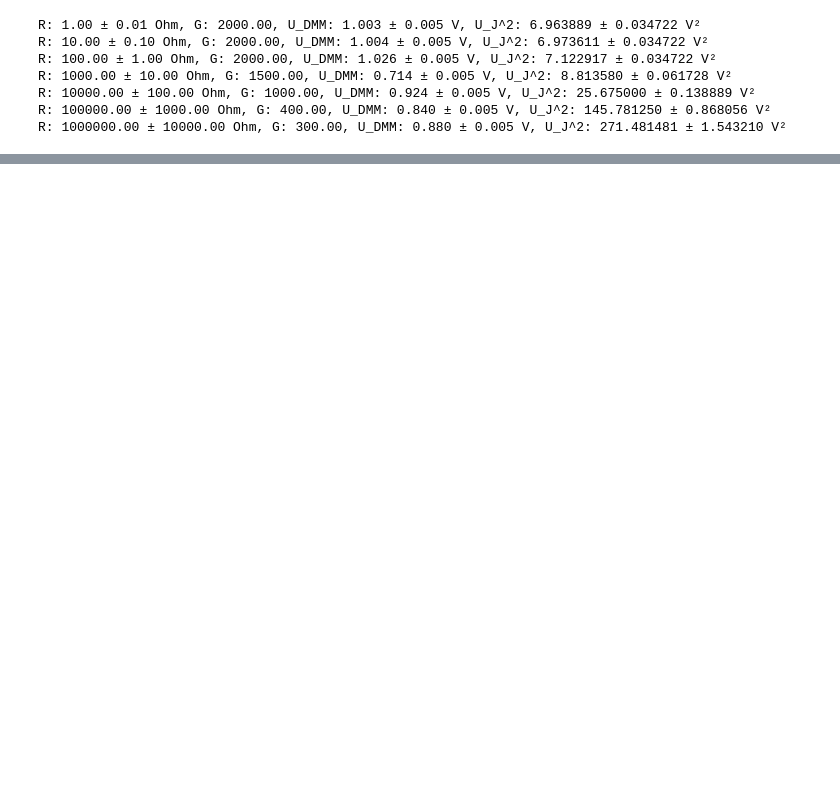
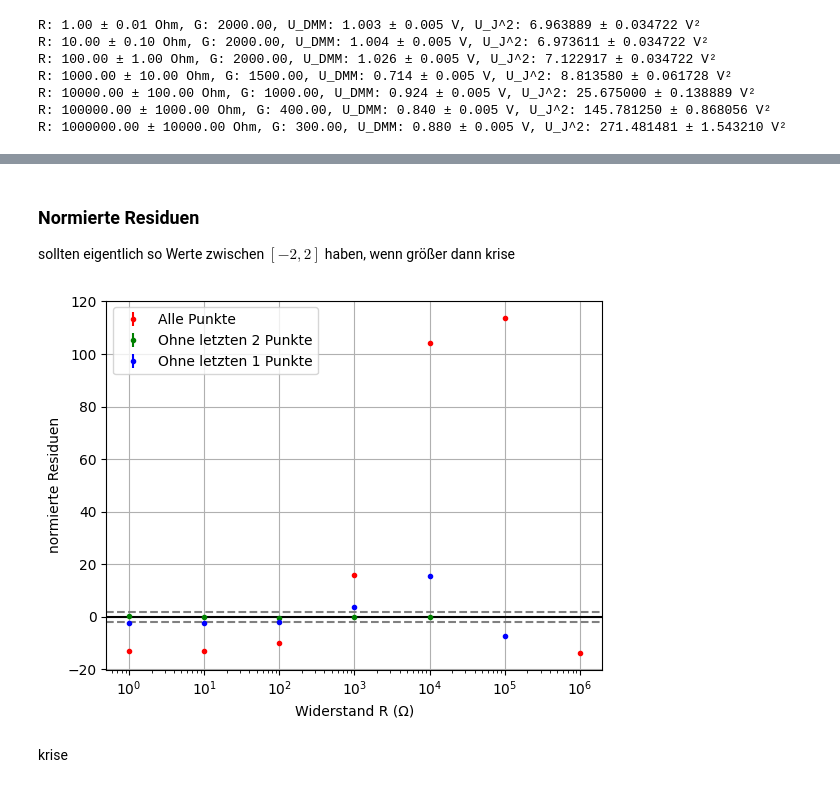
Before and after one commit to itzhaQQ/P4_WS2526, a Jupyter notebook: 425_ElektronischesRauschen/src/johnson.ipynb, the cells around one changed output, grey strips where cells are left out. Drawn from its saved outputs; the diff is of its cells as text; code cells hidden in the pictures; blank space fills up the shorter version.

```diff
--- a/425_ElektronischesRauschen/src/johnson.ipynb
+++ b/425_ElektronischesRauschen/src/johnson.ipynb
@@ -132,0 +256,25 @@ print(intercept)
+# %% [markdown]
+### Normierte Residuen
+
+sollten eigentlich so Werte zwischen $[-2,2]$ haben, wenn größer dann krise
+# %%
+fig, ax = plt.subplots()
+ax.axhline(0, color='k')
+ax.axhline(2, color='gray', ls='--')
+ax.axhline(-2, color='gray', ls='--')
+ax.errorbar(R, norm_res, yerr=np.ones_like(norm_res)*0.1, fmt='r.', label='Alle Punkte')
+ax.errorbar(x2, norm_res2, yerr=np.ones_like(norm_res2)*0.1, fmt='g.', label='Ohne letzten 2 Punkte')
+ax.errorbar(x3, norm_res3, yerr=np.ones_like(norm_res3)*0.1, fmt='b.', label='Ohne letzten 1 Punkte')
+plt.xlabel('Widerstand R (Ω)')
+plt.ylabel('normierte Residuen')
+plt.xscale('log')
+#plt.ylim(-20, 20)
+plt.legend()
+plt.grid()
+plt.show()
+
+# scheise
+# %% [output]
+[figure, added]
+# %% [markdown]
+krise
```
Also changed, not shown: parts of 13 cells of this notebook, 2 other files.
